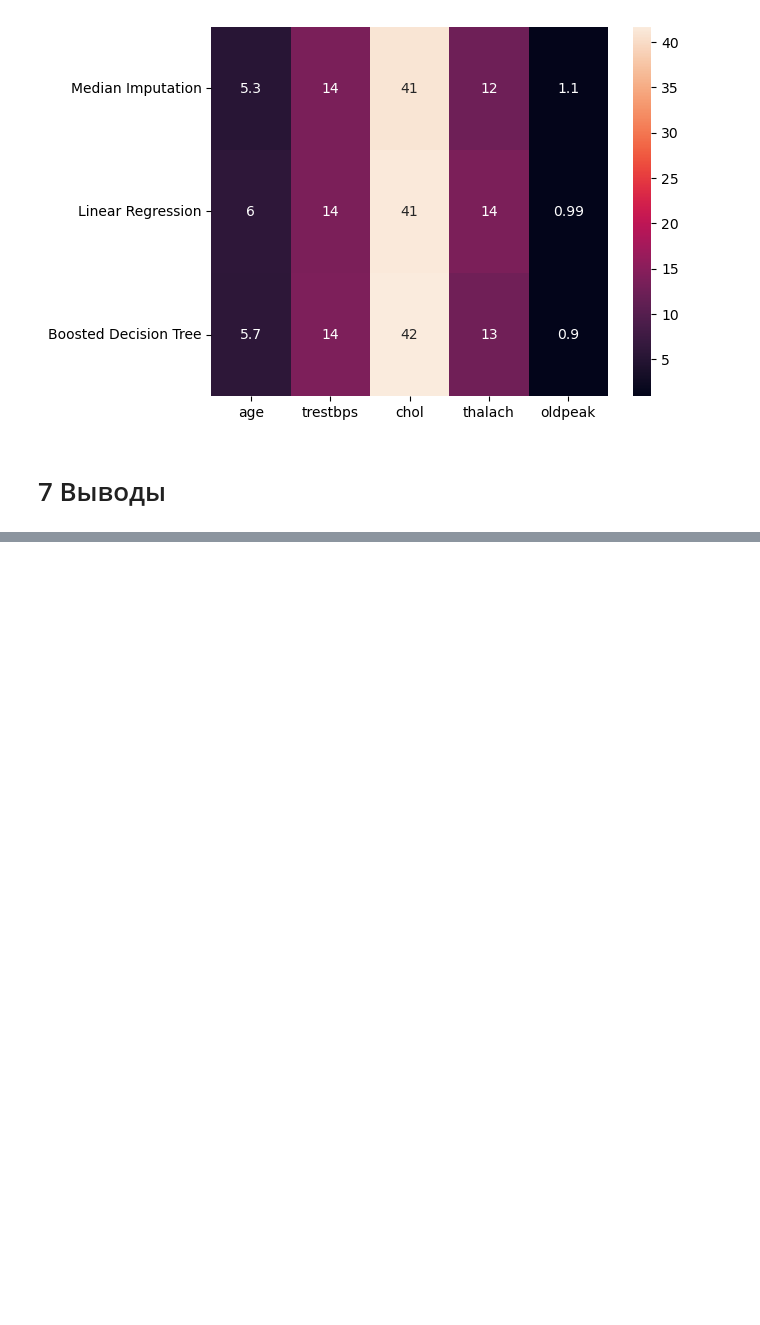
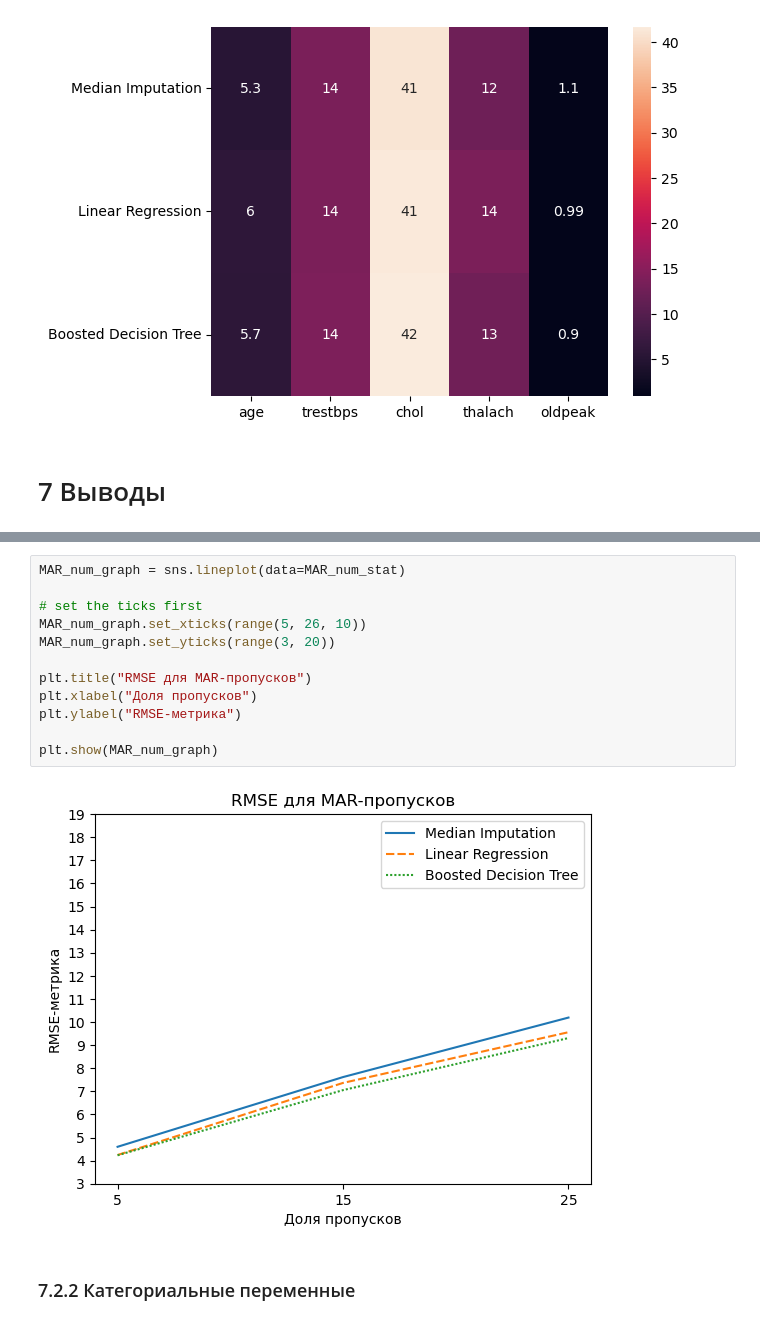
Before and after one commit to ngumbk/grad_missing_imputation, a Jupyter notebook: Research Notebooks/Data_research.ipynb, the cells around one changed output, grey strips where cells are left out. Drawn from its saved outputs; the diff is of its cells as text; blank space fills up the shorter version.

```diff
--- a/Research Notebooks/Data_research.ipynb
+++ b/Research Notebooks/Data_research.ipynb
@@ -1569,0 +1493,16 @@ plt.show(MNAR_cat_graph)
+# %%
+MAR_num_graph = sns.lineplot(data=MAR_num_stat)
+
+# set the ticks first
+MAR_num_graph.set_xticks(range(5, 26, 10))
+MAR_num_graph.set_yticks(range(3, 20))
+
+plt.title("RMSE для MAR-пропусков")
+plt.xlabel("Доля пропусков")
+plt.ylabel("RMSE-метрика")
+
+plt.show(MAR_num_graph)
+# %% [output]
+[figure, added]
+# %% [markdown]
+### 7.2.2 Категориальные переменные <a class="anchor" id="sub_section_7_2_2"></a>
```
Also changed, not shown: parts of 41 cells of this notebook.
